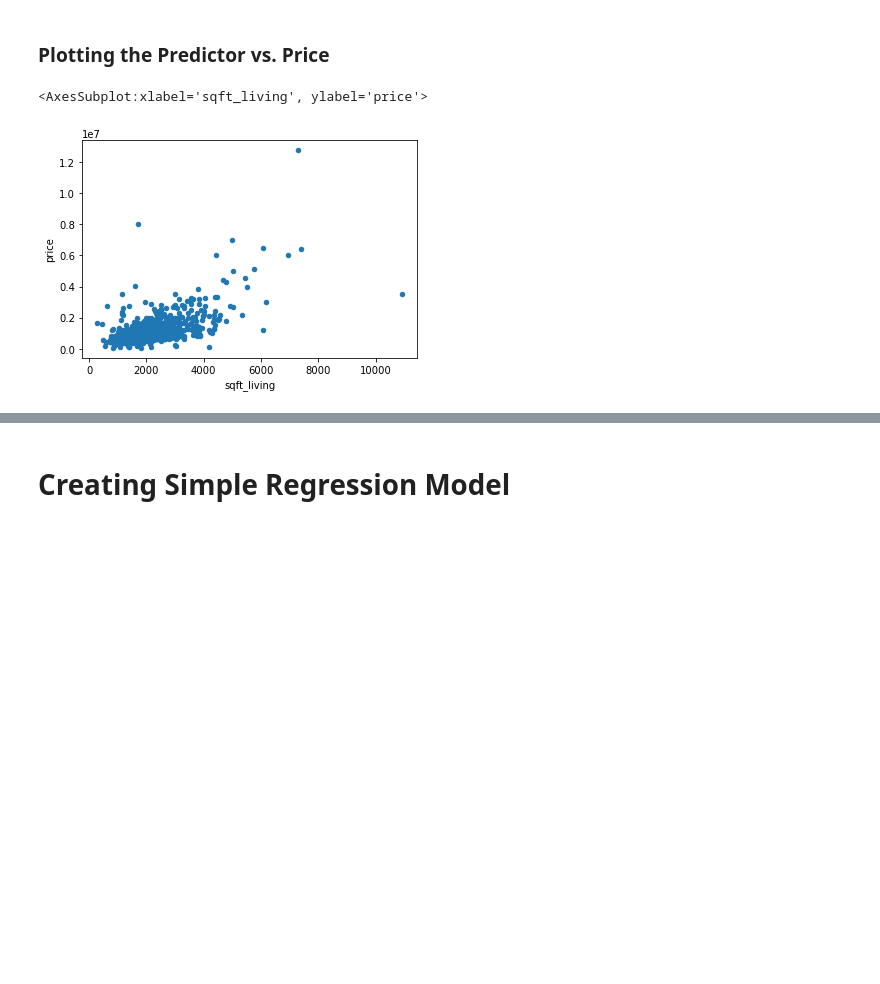
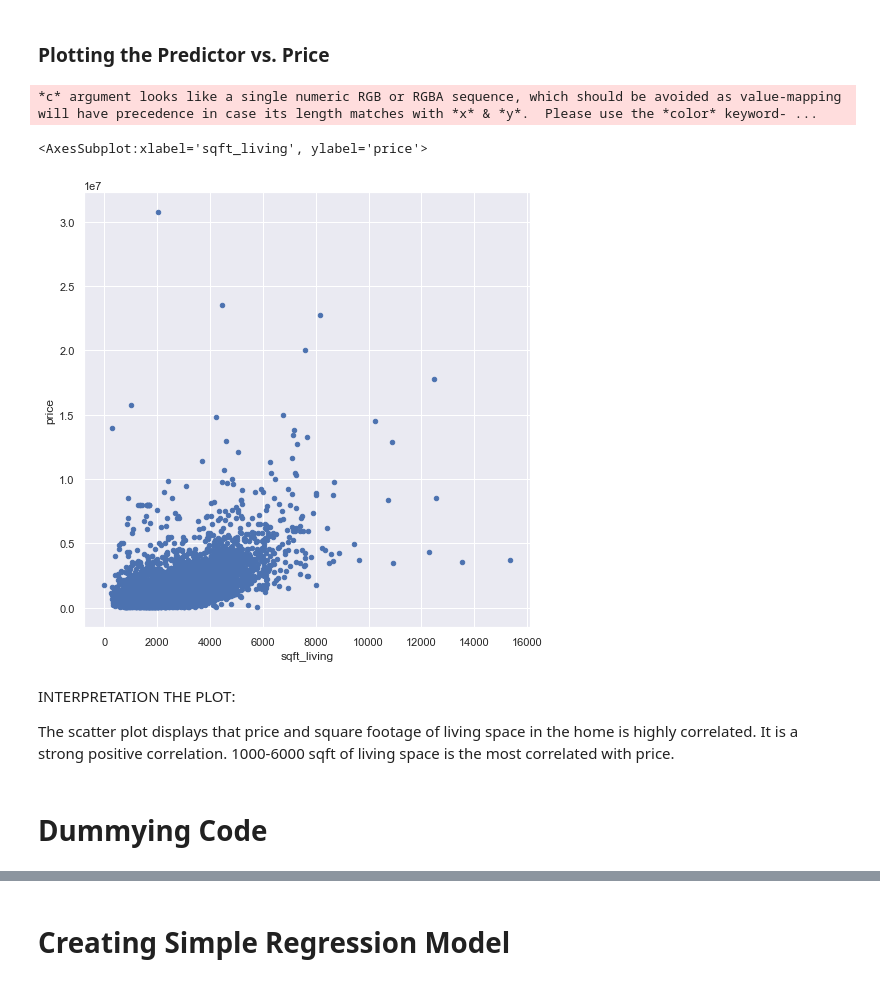
Before and after one commit to drykvf/Housing-Project, a Jupyter notebook: HAK notebook.ipynb, the cells around one changed output, grey strips where cells are left out. Saved outputs shown, nothing was run; the diff lists cells and outputs as text; code cells hidden in the pictures; blank space fills up the shorter version.

```diff
--- a/HAK notebook.ipynb
+++ b/HAK notebook.ipynb
@@ -170,0 +139,5 @@ df_cleaned
+# %%
+# Drops missing info and cleans data
+
+df_cleaned= df.dropna(subset=['heat_source','sewer_system'])
+df_cleaned.head()
@@ -200,0 +218,5 @@ most_correlated = 'sqft_living'
+# %%
+# Checking the correlation visual as a heatmap among each other all data
+
+sns.set(rc={'figure.figsize':(8, 8)})
+sns.heatmap(df_cleaned.corr(), annot=True);
@@ -201,10 +255,18 @@ most_correlated = 'sqft_living'
 # %% [markdown]
 ### Plotting the Predictor vs. Price
 # %%
-# Plot a sample of 1000 data points, most_correlated vs. price
+# Plot all data points, most_correlated vs. price
 # y = 'price'
 # x = most_correlated
-df.sample(1000, random_state=1).plot.scatter(x=most_correlated, y="price")
+
+df_cleaned.plot.scatter(x=most_correlated, y="price")
 # %% [output]
-<AxesSubplot:xlabel='sqft_living', ylabel='price'>
+*c* argument looks like a single numeric RGB or RGBA sequence, which should be avoided as value-mapping will have precedence in case its length matches with *x* & *y*.  Please use the *color* keyword- ...
+<AxesSubplot:xlabel='sqft_living', ylabel='price'>
-[figure, old version]
+[figure, new version]
+# %% [markdown]
+INTERPRETATION THE PLOT:
+
+The scatter plot displays that price and square footage of living space in the home is highly correlated. It is a strong positive correlation. 1000-6000 sqft of living space is the most correlated with price.
+# %% [markdown]
+# Dummying Code
```
Also changed, not shown: parts of 106 cells of this notebook.
